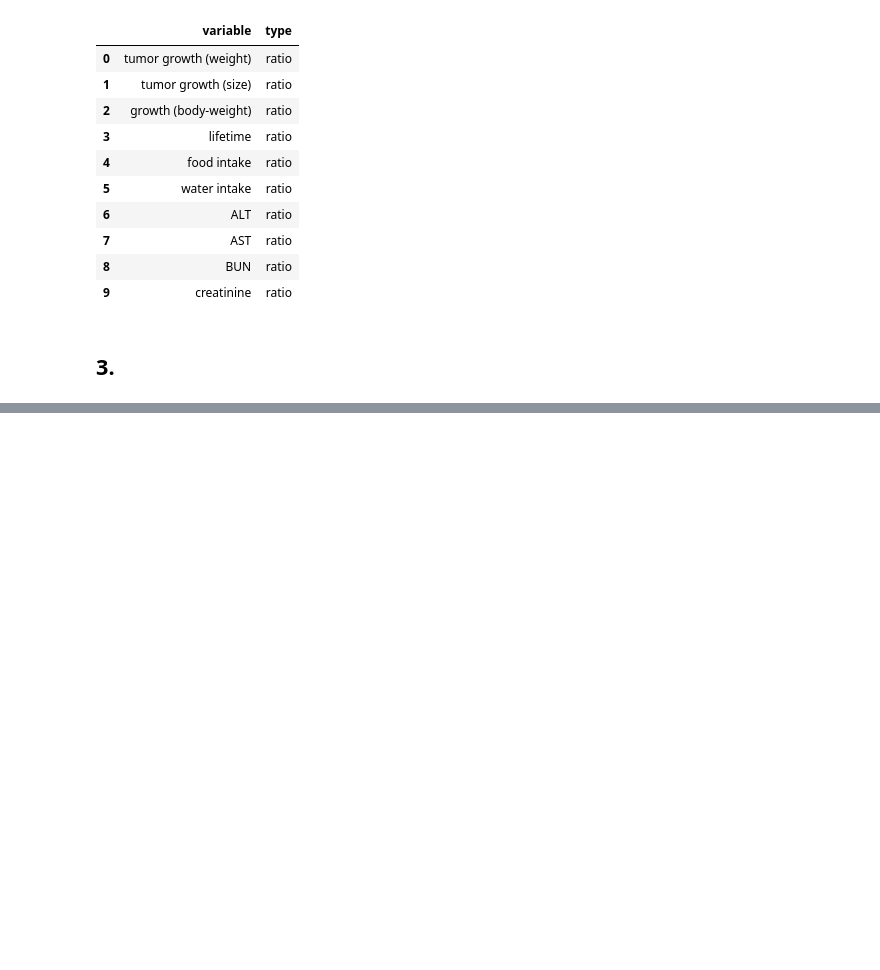
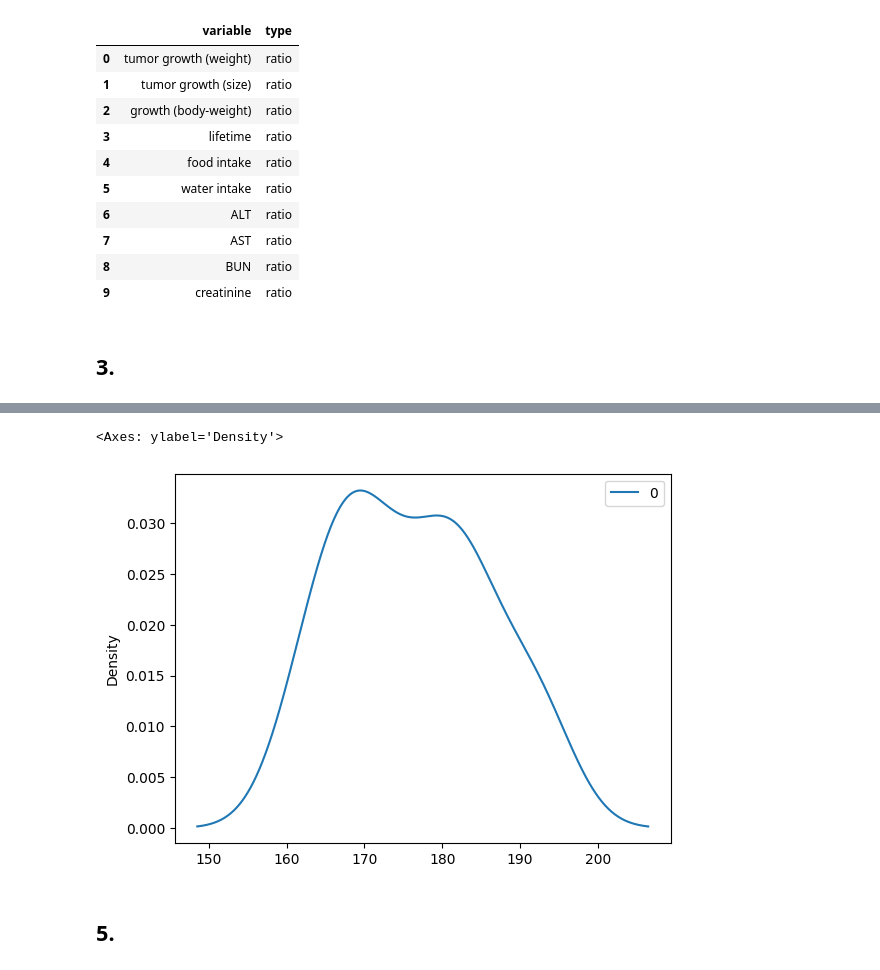
Before and after one commit to konstanyman/E2, a Jupyter notebook: e2-notebook.ipynb, the cells around one changed output, grey strips where cells are left out. Saved outputs shown, nothing was run; the diff lists cells and outputs as text; code cells hidden in the pictures; blank space fills up the shorter version.

```diff
--- a/e2-notebook.ipynb
+++ b/e2-notebook.ipynb
@@ -249,0 +306,9 @@ dtype: int64
+# %%
+# density plot for first dataset
+
+P.DataFrame(h2).plot(kind='density')
+# %% [output]
+<Axes: ylabel='Density'>
+[figure, added]
+# %% [markdown]
+<h2>5.</h2>
```
Also changed, not shown: parts of 16 cells of this notebook, 1 other file.
